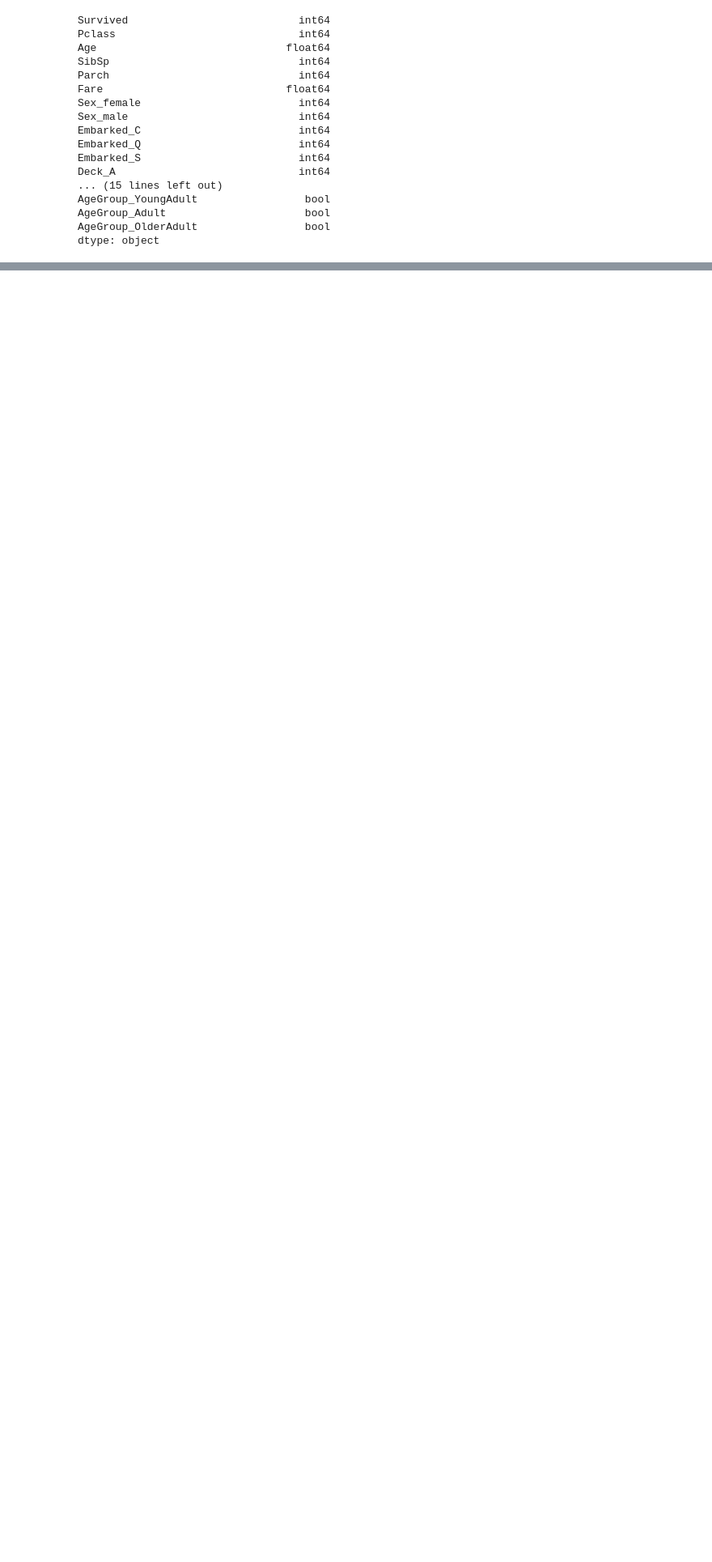
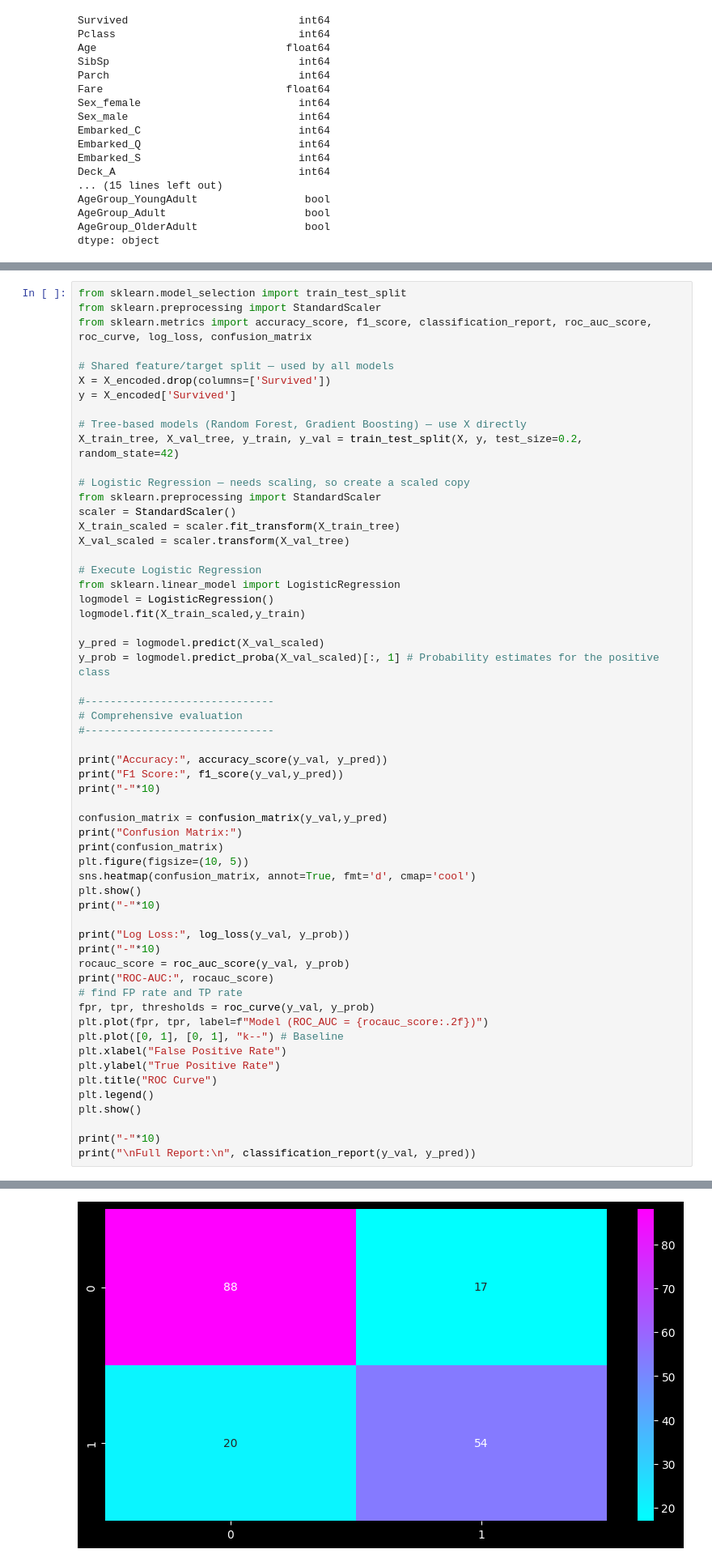
Before and after one commit to ntn7898/Titanic-Prediction, a Jupyter notebook: titanic_project_MK1.ipynb, the cells around one changed output, grey strips where cells are left out. Shown at 81% size. Cells and saved outputs as stored; diff of their text form; blank space fills up the shorter version.

```diff
--- a/titanic_project_MK1.ipynb
+++ b/titanic_project_MK1.ipynb
@@ -514,0 +517,59 @@ dtype: object
+# %%
+from sklearn.model_selection import train_test_split
+from sklearn.preprocessing import StandardScaler
+from sklearn.metrics import accuracy_score, f1_score, classification_report, roc_auc_score, roc_curve, log_loss, confusion_matrix
+
+# Shared feature/target split — used by all models
+X = X_encoded.drop(columns=['Survived'])
+y = X_encoded['Survived']
+
+# Tree-based models (Random Forest, Gradient Boosting) — use X directly
+X_train_tree, X_val_tree, y_train, y_val = train_test_split(X, y, test_size=0.2, random_state=42)
+
+# Logistic Regression — needs scaling, so create a scaled copy
+from sklearn.preprocessing import StandardScaler
+scaler = StandardScaler()
+X_train_scaled = scaler.fit_transform(X_train_tree)
+X_val_scaled = scaler.transform(X_val_tree)
+
+# Execute Logistic Regression
+from sklearn.linear_model import LogisticRegression
+logmodel = LogisticRegression()
+logmodel.fit(X_train_scaled,y_train)
+
+y_pred = logmodel.predict(X_val_scaled)
+y_prob = logmodel.predict_proba(X_val_scaled)[:, 1] # Probability estimates for the positive class
+
+#------------------------------
+# Comprehensive evaluation
+#------------------------------
+
+print("Accuracy:", accuracy_score(y_val, y_pred))
+print("F1 Score:", f1_score(y_val,y_pred))
+print("-"*10)
+
+confusion_matrix = confusion_matrix(y_val,y_pred)
+print("Confusion Matrix:")
+print(confusion_matrix)
+plt.figure(figsize=(10, 5))
+sns.heatmap(confusion_matrix, annot=True, fmt='d', cmap='cool')
+plt.show()
+print("-"*10)
+
+print("Log Loss:", log_loss(y_val, y_prob))
+print("-"*10)
+rocauc_score = roc_auc_score(y_val, y_prob)
+print("ROC-AUC:", rocauc_score)
+# find FP rate and TP rate
+fpr, tpr, thresholds = roc_curve(y_val, y_prob)
+plt.plot(fpr, tpr, label=f"Model (ROC_AUC = {rocauc_score:.2f})")
+plt.plot([0, 1], [0, 1], "k--") # Baseline
+plt.xlabel("False Positive Rate")
+plt.ylabel("True Positive Rate")
+plt.title("ROC Curve")
+plt.legend()
+plt.show()
+
+print("-"*10)
+print("\nFull Report:\n", classification_report(y_val, y_pred))
+# %% [output]
@@ -514,0 +582 @@ dtype: object
+[figure, added]
```
Also changed, not shown: parts of 12 cells of this notebook, 1 other file.
